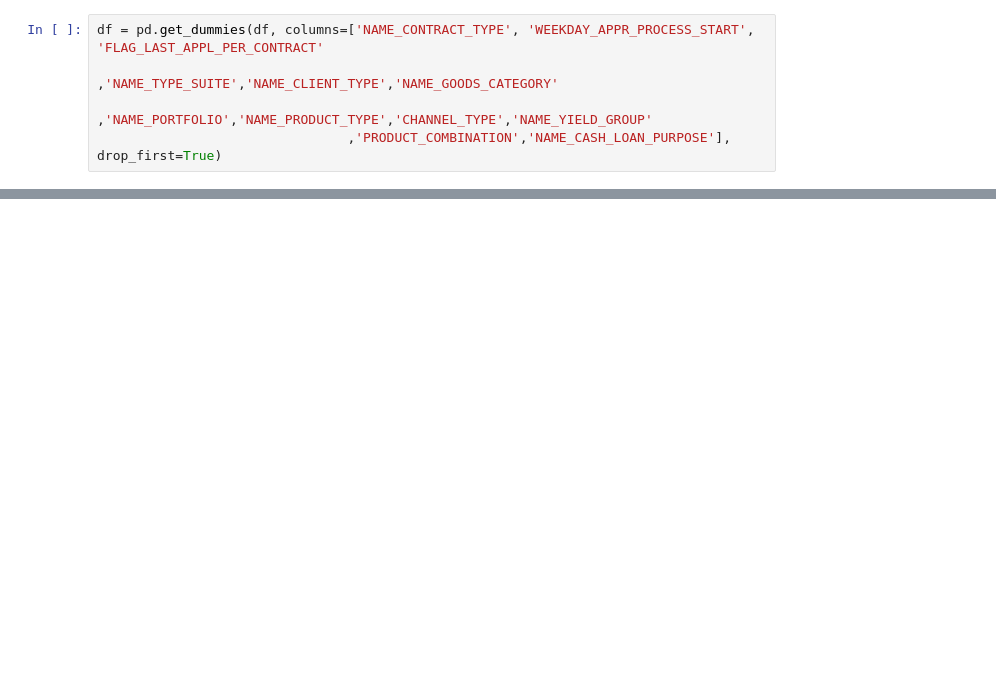
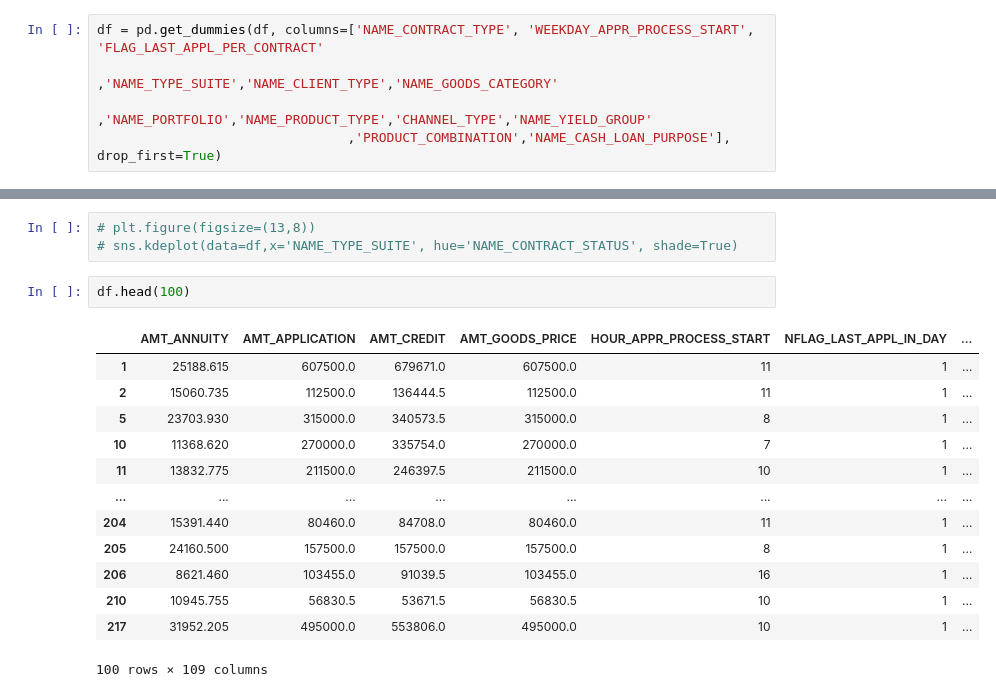
Before and after one commit to XinJin24/Credit_Saver, a Jupyter notebook: Works_Xin.ipynb, the cells around one changed output, grey strips where cells are left out. Saved outputs shown, nothing was run; the diff lists cells and outputs as text; blank space fills up the shorter version.

```diff
--- a/Works_Xin.ipynb
+++ b/Works_Xin.ipynb
@@ -624,0 +644,19 @@ ValueError: Unknown label type: 'unknown'
+# %%
+# plt.figure(figsize=(13,8))
+# sns.kdeplot(data=df,x='NAME_TYPE_SUITE', hue='NAME_CONTRACT_STATUS', shade=True)
+# %%
+df.head(100)
+# %% [output]
+|  | AMT_ANNUITY | AMT_APPLICATION | AMT_CREDIT | AMT_GOODS_PRICE | HOUR_APPR_PROCESS_START | NFLAG_LAST_APPL_IN_DAY | ... |
+| 1 | 25188.615 | 607500.0 | 679671.0 | 607500.0 | 11 | 1 | ... |
+| 2 | 15060.735 | 112500.0 | 136444.5 | 112500.0 | 11 | 1 | ... |
+| 5 | 23703.930 | 315000.0 | 340573.5 | 315000.0 | 8 | 1 | ... |
+| 10 | 11368.620 | 270000.0 | 335754.0 | 270000.0 | 7 | 1 | ... |
+| 11 | 13832.775 | 211500.0 | 246397.5 | 211500.0 | 10 | 1 | ... |
+| ... | ... | ... | ... | ... | ... | ... | ... |
+| 204 | 15391.440 | 80460.0 | 84708.0 | 80460.0 | 11 | 1 | ... |
+| 205 | 24160.500 | 157500.0 | 157500.0 | 157500.0 | 8 | 1 | ... |
+| 206 | 8621.460 | 103455.0 | 91039.5 | 103455.0 | 16 | 1 | ... |
+| 210 | 10945.755 | 56830.5 | 53671.5 | 56830.5 | 10 | 1 | ... |
+| 217 | 31952.205 | 495000.0 | 553806.0 | 495000.0 | 10 | 1 | ... |
+100 rows × 109 columns
```
Also changed, not shown: parts of 16 cells of this notebook.
